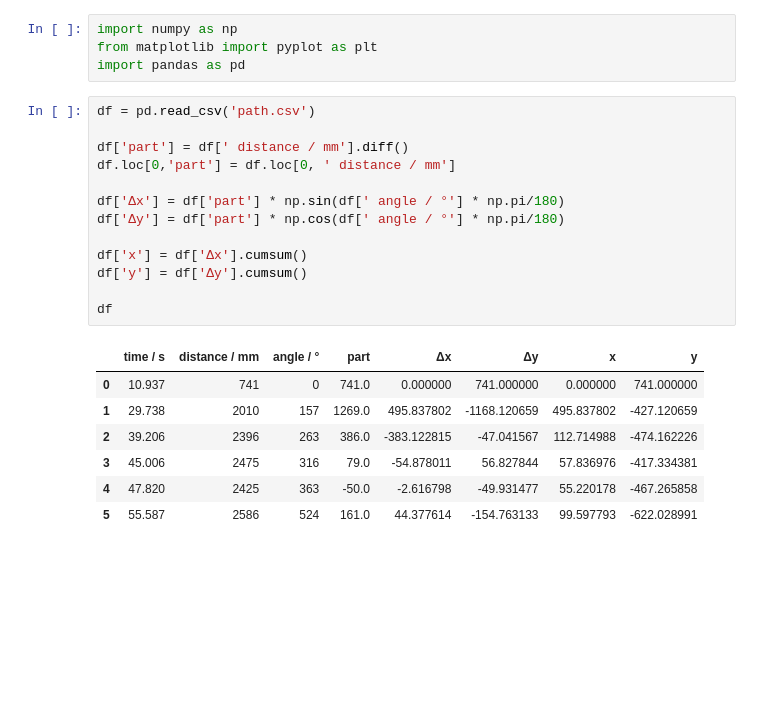
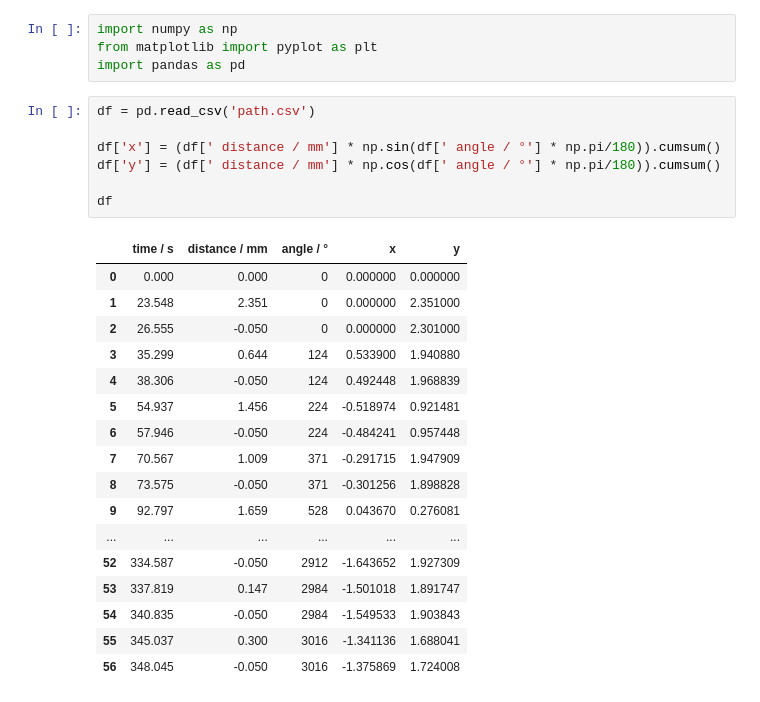
Before and after one commit to gerritnowald/myMindstormsEV3projects, a Jupyter notebook: 1_Gerd_path_tracking/post_processing/path.ipynb, the cells around one changed output. Drawn from its saved outputs; the diff is of its cells as text; blank space fills up the shorter version.

```diff
--- a/1_Gerd_path_tracking/post_processing/path.ipynb
+++ b/1_Gerd_path_tracking/post_processing/path.ipynb
@@ -5,22 +5,26 @@ import pandas as pd
 # %%
 df = pd.read_csv('path.csv')
 
-df['part'] = df[' distance / mm'].diff()
-df.loc[0,'part'] = df.loc[0, ' distance / mm']
-
-df['Δx'] = df['part'] * np.sin(df[' angle / °'] * np.pi/180)
-df['Δy'] = df['part'] * np.cos(df[' angle / °'] * np.pi/180)
-
-df['x'] = df['Δx'].cumsum()
-df['y'] = df['Δy'].cumsum()
+df['x'] = (df[' distance / mm'] * np.sin(df[' angle / °'] * np.pi/180)).cumsum()
+df['y'] = (df[' distance / mm'] * np.cos(df[' angle / °'] * np.pi/180)).cumsum()
 
 df
 # %% [output]
-|  | time / s | distance / mm | angle / ° | part | Δx | Δy | x | y |
-| 0 | 10.937 | 741 | 0 | 741.0 | 0.000000 | 741.000000 | 0.000000 | 741.000000 |
-| 1 | 29.738 | 2010 | 157 | 1269.0 | 495.837802 | -1168.120659 | 495.837802 | -427.120659 |
-| 2 | 39.206 | 2396 | 263 | 386.0 | -383.122815 | -47.041567 | 112.714988 | -474.162226 |
-| 3 | 45.006 | 2475 | 316 | 79.0 | -54.878011 | 56.827844 | 57.836976 | -417.334381 |
-| 4 | 47.820 | 2425 | 363 | -50.0 | -2.616798 | -49.931477 | 55.220178 | -467.265858 |
-| 5 | 55.587 | 2586 | 524 | 161.0 | 44.377614 | -154.763133 | 99.597793 | -622.028991 |
+|  | time / s | distance / mm | angle / ° | x | y |
+| 0 | 0.000 | 0.000 | 0 | 0.000000 | 0.000000 |
+| 1 | 23.548 | 2.351 | 0 | 0.000000 | 2.351000 |
+| 2 | 26.555 | -0.050 | 0 | 0.000000 | 2.301000 |
+| 3 | 35.299 | 0.644 | 124 | 0.533900 | 1.940880 |
+| 4 | 38.306 | -0.050 | 124 | 0.492448 | 1.968839 |
+| 5 | 54.937 | 1.456 | 224 | -0.518974 | 0.921481 |
+| 6 | 57.946 | -0.050 | 224 | -0.484241 | 0.957448 |
+| 7 | 70.567 | 1.009 | 371 | -0.291715 | 1.947909 |
+| 8 | 73.575 | -0.050 | 371 | -0.301256 | 1.898828 |
+| 9 | 92.797 | 1.659 | 528 | 0.043670 | 0.276081 |
+| ... | ... | ... | ... | ... | ... |
+| 52 | 334.587 | -0.050 | 2912 | -1.643652 | 1.927309 |
+| 53 | 337.819 | 0.147 | 2984 | -1.501018 | 1.891747 |
+| 54 | 340.835 | -0.050 | 2984 | -1.549533 | 1.903843 |
+| 55 | 345.037 | 0.300 | 3016 | -1.341136 | 1.688041 |
+| 56 | 348.045 | -0.050 | 3016 | -1.375869 | 1.724008 |
 # %%
```
Also changed, not shown: parts of 1 cell of this notebook, 2 other files.
